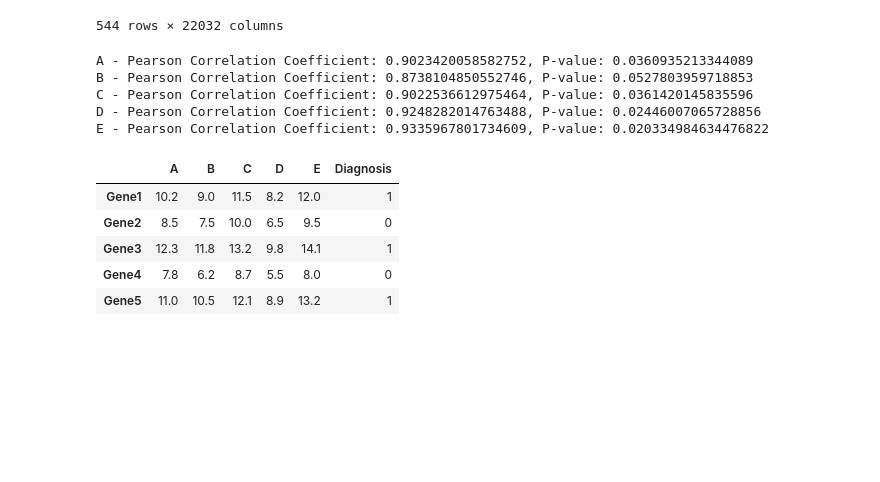
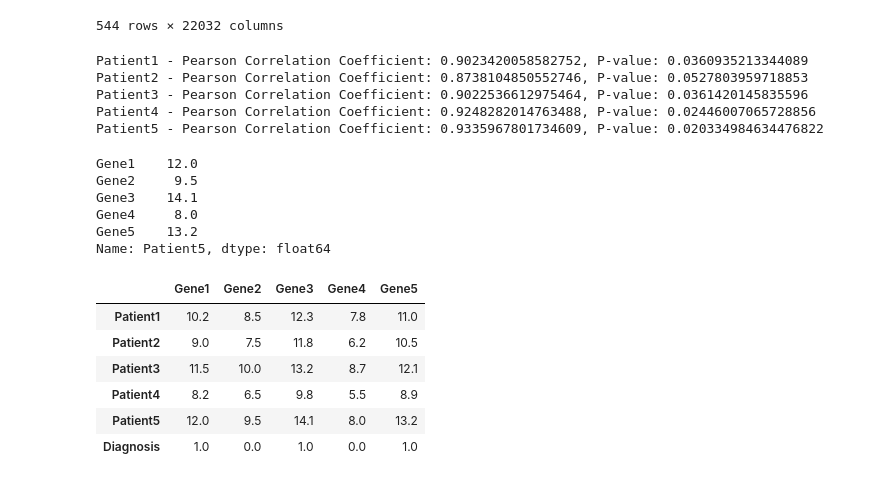
Before and after one commit to zainabnazari/ppmi, a Jupyter notebook: Draft/pearson_correlation.ipynb, the cells around one changed output. Saved outputs shown, nothing was run; the diff lists cells and outputs as text; code cells hidden in the pictures; blank space fills up the shorter version.

```diff
--- a/Draft/pearson_correlation.ipynb
+++ b/Draft/pearson_correlation.ipynb
@@ -120,15 +120,15 @@ import pandas as pd
 from scipy.stats import pearsonr
 
 # Your data
-data = {'A': [10.2, 8.5, 12.3, 7.8, 11.0],
-        'B': [9.0, 7.5, 11.8, 6.2, 10.5],
-        'C': [11.5, 10.0, 13.2, 8.7, 12.1],
-        'D': [8.2, 6.5, 9.8, 5.5, 8.9],
-        'E': [12.0, 9.5, 14.1, 8.0, 13.2],
+data = {'Patient1': [10.2, 8.5, 12.3, 7.8, 11.0],
+        'Patient2': [9.0, 7.5, 11.8, 6.2, 10.5],
+        'Patient3': [11.5, 10.0, 13.2, 8.7, 12.1],
+        'Patient4': [8.2, 6.5, 9.8, 5.5, 8.9],
+        'Patient5': [12.0, 9.5, 14.1, 8.0, 13.2],
         'Diagnosis': [1, 0, 1, 0, 1]}
 
 df = pd.DataFrame(data, index=['Gene1', 'Gene2', 'Gene3', 'Gene4', 'Gene5'])
-
+transposed_data = df.T
 # Extracting gene expression and diagnosis columns
 gene_expression = df.drop('Diagnosis', axis=1)  # Drop 'Diagnosis' column from gene expression data
 diagnosis = df['Diagnosis']
@@ -138,17 +138,27 @@ for gene in gene_expression.columns:
     correlation_coefficient, p_value = pearsonr(gene_expression[gene], diagnosis)
     print(f"{gene} - Pearson Correlation Coefficient: {correlation_coefficient}, P-value: {p_value}")
 # %% [output]
-A - Pearson Correlation Coefficient: 0.9023420058582752, P-value: 0.0360935213344089
-B - Pearson Correlation Coefficient: 0.8738104850552746, P-value: 0.0527803959718853
-C - Pearson Correlation Coefficient: 0.9022536612975464, P-value: 0.0361420145835596
-D - Pearson Correlation Coefficient: 0.9248282014763488, P-value: 0.02446007065728856
-E - Pearson Correlation Coefficient: 0.9335967801734609, P-value: 0.020334984634476822
+Patient1 - Pearson Correlation Coefficient: 0.9023420058582752, P-value: 0.0360935213344089
+Patient2 - Pearson Correlation Coefficient: 0.8738104850552746, P-value: 0.0527803959718853
+Patient3 - Pearson Correlation Coefficient: 0.9022536612975464, P-value: 0.0361420145835596
+Patient4 - Pearson Correlation Coefficient: 0.9248282014763488, P-value: 0.02446007065728856
+Patient5 - Pearson Correlation Coefficient: 0.9335967801734609, P-value: 0.020334984634476822
+# %%
+gene_expression[gene]
+# %% [output]
+Gene1    12.0
+Gene2     9.5
+Gene3    14.1
+Gene4     8.0
+Gene5    13.2
+Name: Patient5, dtype: float64
 # %%
-df
+transposed_data
 # %% [output]
-|  | A | B | C | D | E | Diagnosis |
-| Gene1 | 10.2 | 9.0 | 11.5 | 8.2 | 12.0 | 1 |
-| Gene2 | 8.5 | 7.5 | 10.0 | 6.5 | 9.5 | 0 |
-| Gene3 | 12.3 | 11.8 | 13.2 | 9.8 | 14.1 | 1 |
-| Gene4 | 7.8 | 6.2 | 8.7 | 5.5 | 8.0 | 0 |
-| Gene5 | 11.0 | 10.5 | 12.1 | 8.9 | 13.2 | 1 |
+|  | Gene1 | Gene2 | Gene3 | Gene4 | Gene5 |
+| Patient1 | 10.2 | 8.5 | 12.3 | 7.8 | 11.0 |
+| Patient2 | 9.0 | 7.5 | 11.8 | 6.2 | 10.5 |
+| Patient3 | 11.5 | 10.0 | 13.2 | 8.7 | 12.1 |
+| Patient4 | 8.2 | 6.5 | 9.8 | 5.5 | 8.9 |
+| Patient5 | 12.0 | 9.5 | 14.1 | 8.0 | 13.2 |
+| Diagnosis | 1.0 | 0.0 | 1.0 | 0.0 | 1.0 |
```
Also changed, not shown: 2 other files.
